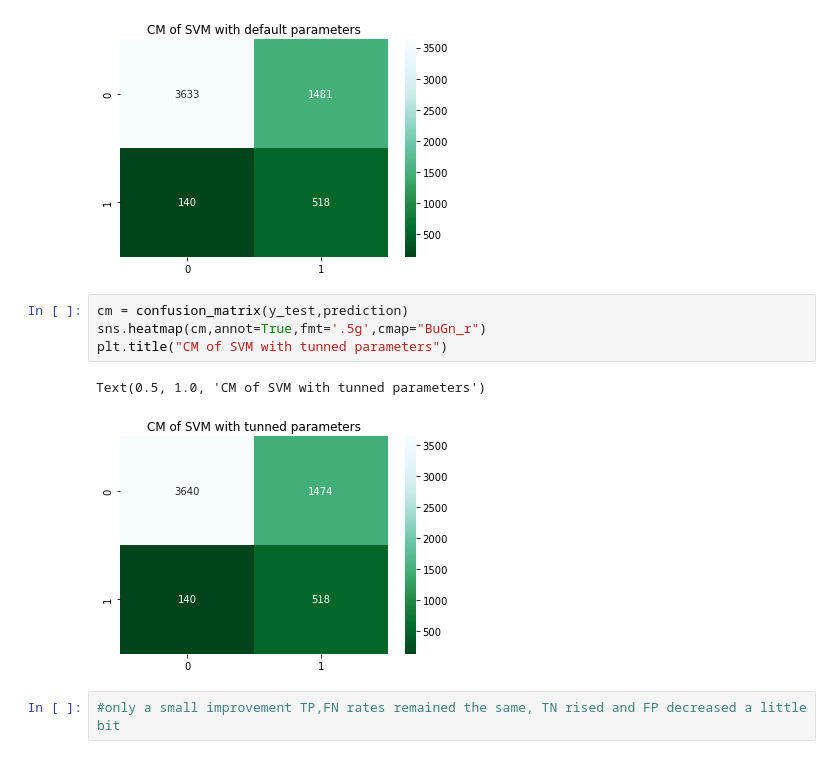
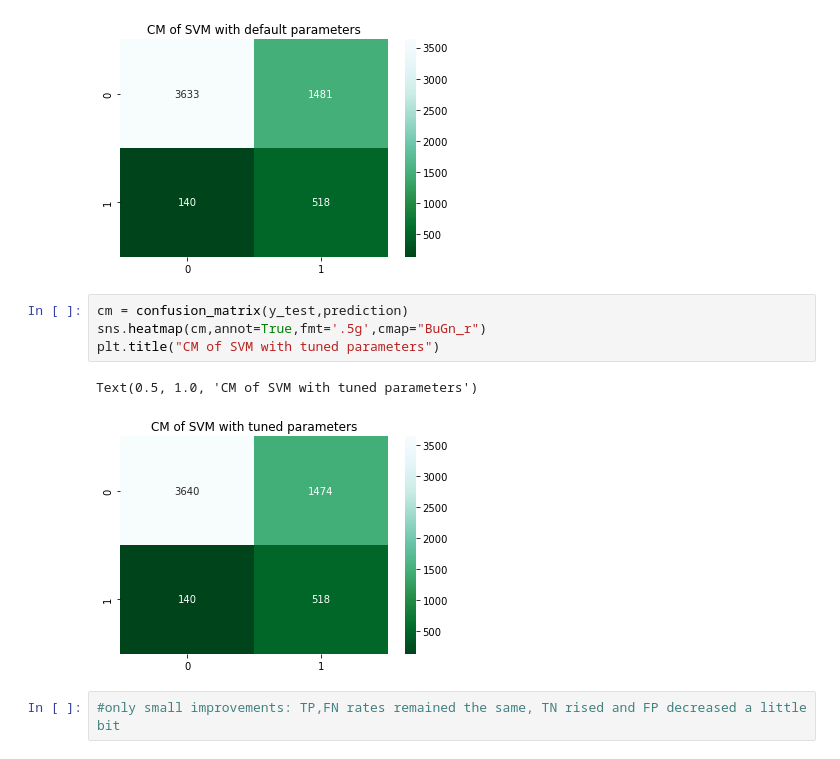
Before and after one commit to Will-Mio/portfolio_project, a Jupyter notebook: Datamole_Failures_prediction.ipynb, the cells around one changed output. Drawn from its saved outputs; the diff is of its cells as text.

```diff
--- a/Datamole_Failures_prediction.ipynb
+++ b/Datamole_Failures_prediction.ipynb
@@ -472,9 +472,9 @@ Text(0.5, 1.0, 'CM of SVM with default parameters')
 # %%
 cm = confusion_matrix(y_test,prediction)
 sns.heatmap(cm,annot=True,fmt='.5g',cmap="BuGn_r")
-plt.title("CM of SVM with tunned parameters")
+plt.title("CM of SVM with tuned parameters")
 # %% [output]
-Text(0.5, 1.0, 'CM of SVM with tunned parameters')
+Text(0.5, 1.0, 'CM of SVM with tuned parameters')
-[figure, old version]
+[figure, new version]
 # %%
-#only a small improvement TP,FN rates remained the same, TN rised and FP decreased a little bit
+#only small improvements: TP,FN rates remained the same, TN rised and FP decreased a little bit
```
Also changed, not shown: parts of 3 cells of this notebook.
